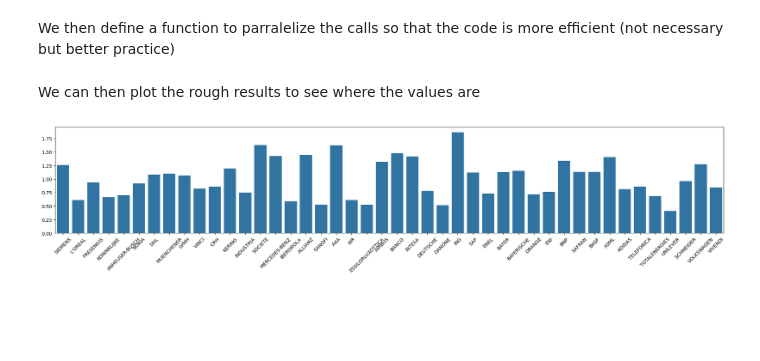
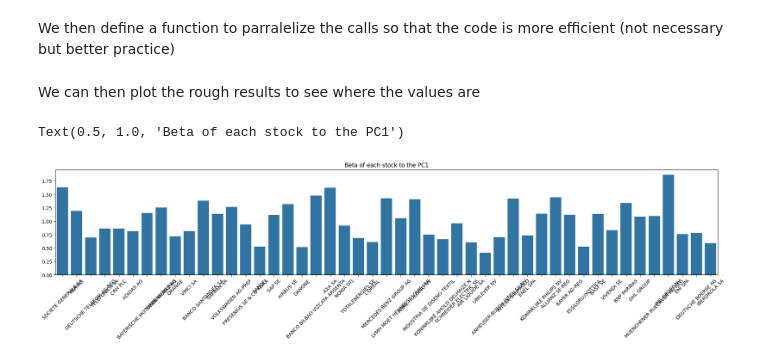
Before and after one commit to faunebl/core_equity_factors, a Jupyter notebook: src/main.ipynb, the cells around one changed output. Drawn from its saved outputs; the diff is of its cells as text; code cells hidden in the pictures; blank space fills up the shorter version.

```diff
--- a/src/main.ipynb
+++ b/src/main.ipynb
@@ -122,11 +108,12 @@ We then define a function to parralelize the calls so that the code is more effi
 def parralelize_calls(data: pl.DataFrame) -> dict:
     results = {}
     with ThreadPoolExecutor() as executor:
-        future_to_col = {executor.submit(get_beta, col_name): col_name for col_name in data.columns}
+        future_to_col = {executor.submit(get_beta, col_name): col_name for col_name in set(data.columns)}
         for future in as_completed(future_to_col):
             col_name = future_to_col[future]
             try:
-                results[col_name.lstrip(' ').split(' ')[0]] = future.result()
+                results[col_name] = future.result()
+                # print(f"stock {col_name} succesful")
             except Exception as exc:
                 print(f'{col_name} generated an exception: {exc}')
     return results
@@ -137,7 +124,9 @@ We can then plot the rough results to see where the values are
 # %%
 plt.figure(figsize=(25,4))
 sns.barplot(betas)
 ticks = plt.xticks(rotation=45)
 del ticks
+plt.title('Beta of each stock to the PC1')
 # %% [output]
+Text(0.5, 1.0, 'Beta of each stock to the PC1')
-[figure, old version]
+[figure, new version]
```
Also changed, not shown: parts of 17 cells of this notebook.
